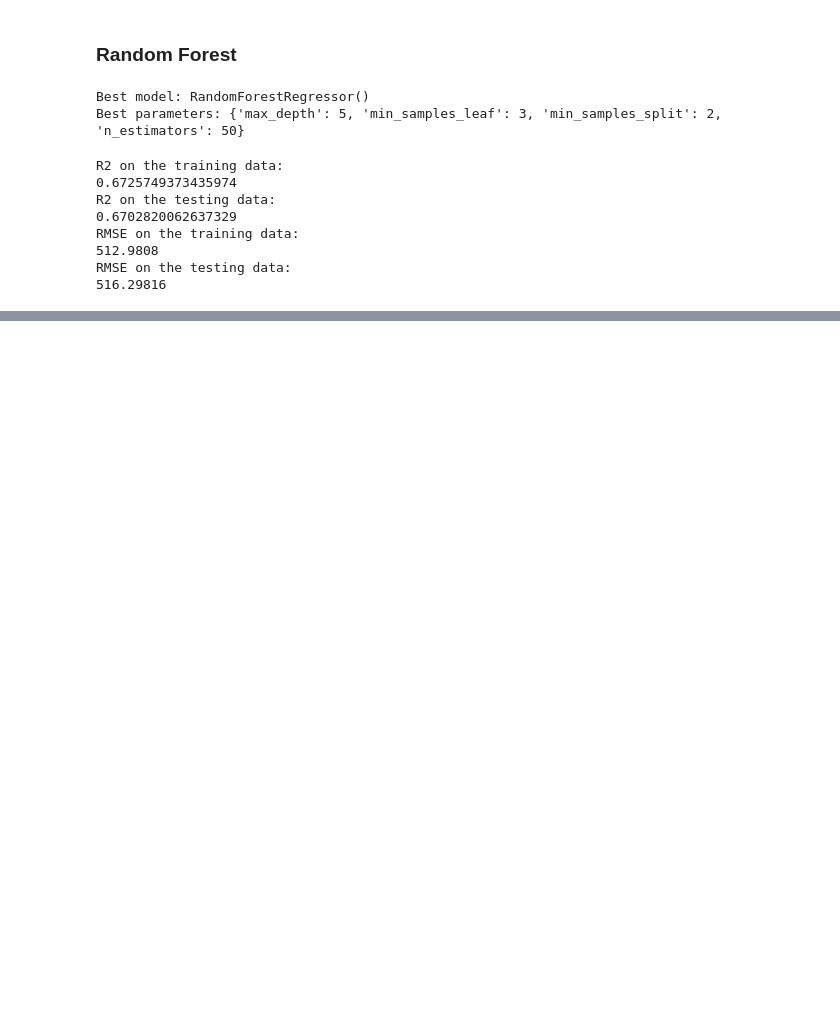
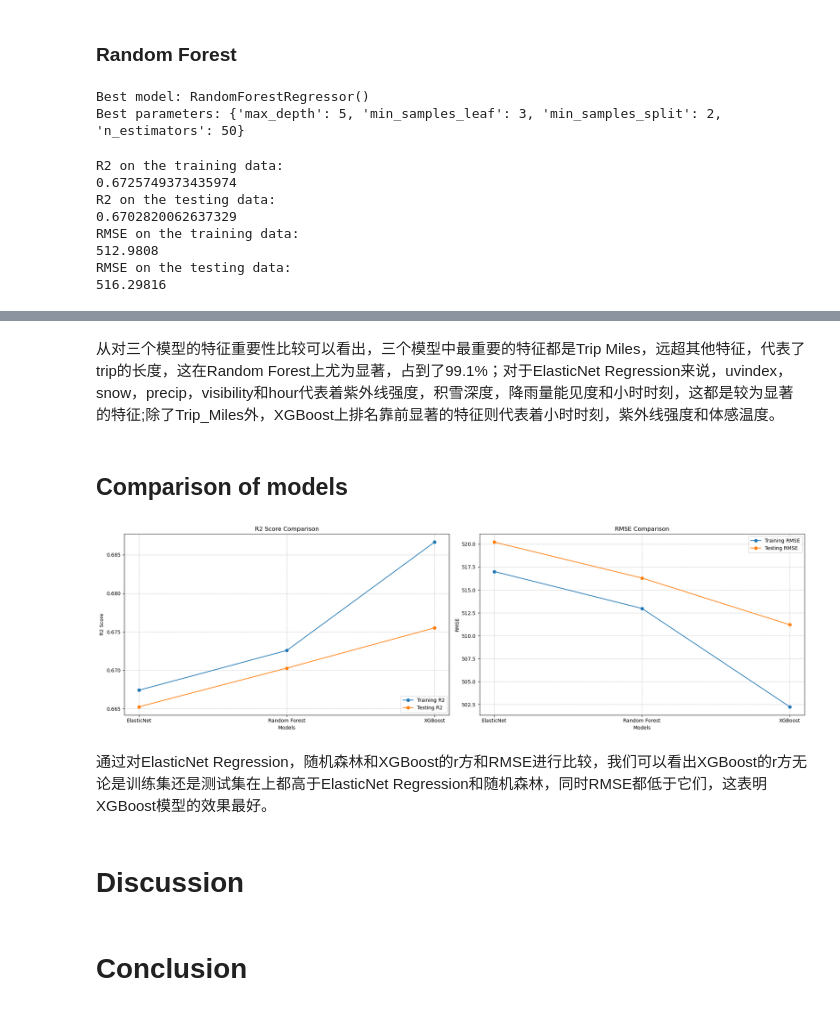
Before and after one commit to MengyuanHan1/CASA0006-Data-Science-for-Spatial-Systems, a Jupyter notebook: DSSS.ipynb, the cells around one changed output, grey strips where cells are left out. Saved outputs shown, nothing was run; the diff lists cells and outputs as text; code cells hidden in the pictures; blank space fills up the shorter version.

```diff
--- a/DSSS.ipynb
+++ b/DSSS.ipynb
@@ -741,20 +746,20 @@ Best model: ElasticNet()
 Best parameters: {'alpha': 0.1, 'l1_ratio': 0.5, 'max_iter': 1000, 'tol': 0.0001}
 # %%
 # 使用最佳模型进行预测
-best_model_rr = grid_search_en.best_estimator_
-y_pred_train_rr = best_model_rr.predict(X_train_en)
-y_pred_test_rr = best_model_rr.predict(X_test_en)
+best_model_en = grid_search_en.best_estimator_
+y_pred_train_en = best_model_en.predict(X_train_en)
+y_pred_test_en = best_model_en.predict(X_test_en)
 
 # Calculate and print the R2 score and RMSE
 print("R2 on the training data:")
-print(r2_score(y_train_en, y_pred_train_rr))
+print(r2_score(y_train_en, y_pred_train_en))
 print("R2 on the testing data:")
-print(r2_score(y_test_en, y_pred_test_rr))
+print(r2_score(y_test_en, y_pred_test_en))
 
 print("RMSE on the training data:")
-print(mean_squared_error(y_train_en, y_pred_train_rr, squared=False))
+print(mean_squared_error(y_train_en, y_pred_train_en, squared=False))
 print("RMSE on the testing data:")
-print(mean_squared_error(y_test_en, y_pred_test_rr, squared=False))
+print(mean_squared_error(y_test_en, y_pred_test_en, squared=False))
 # %% [output]
 R2 on the training data:
 0.6674140691757202
@@ -895,0 +1016,4 @@ RMSE on the testing data:
+# %% [markdown]
+从对三个模型的特征重要性比较可以看出，三个模型中最重要的特征都是Trip Miles，远超其他特征，代表了trip的长度，这在Random Forest上尤为显著，占到了99.1%；对于ElasticNet Regression来说，uvindex，snow，precip，visibility和hour代表着紫外线强度，积雪深度，降雨量能见度和小时时刻，这都是较为显著的特征;除了Trip_Miles外，XGBoost上排名靠前显著的特征则代表着小时时刻，紫外线强度和体感温度。
+# %% [markdown]
+## Comparison of models
@@ -895,0 +1046,38 @@ RMSE on the testing data:
+# %%
+# 创建一行两列的子图
+fig, axs = plt.subplots(1, 2, figsize=(20, 6))
+
+# 绘制 R2 图
+x = range(len(models))
+axs[0].plot(x, r2_train, marker='o', label='Training R2')
+axs[0].plot(x, r2_test, marker='o', label='Testing R2')
+axs[0].set_xlabel('Models')
+axs[0].set_ylabel('R2 Score')
+axs[0].set_title('R2 Score Comparison')
+axs[0].set_xticks(x)
+axs[0].set_xticklabels(models)
+axs[0].legend(loc='lower right')
+axs[0].grid(True, linestyle='--', alpha=0.7)
+
+# 绘制 RMSE 图
+axs[1].plot(x, rmse_train, marker='o', label='Training RMSE')
+axs[1].plot(x, rmse_test, marker='o', label='Testing RMSE')
+axs[1].set_xlabel('Models')
+axs[1].set_ylabel('RMSE')
+axs[1].set_title('RMSE Comparison')
+axs[1].set_xticks(x)
+axs[1].set_xticklabels(models)
+axs[1].legend(loc='upper right')
+axs[1].grid(True, linestyle='--', alpha=0.7)
+
+# 自动调整布局，避免重叠
+plt.tight_layout()
+plt.show()
+# %% [output]
+[figure, added]
+# %% [markdown]
+通过对ElasticNet Regression，随机森林和XGBoost的r方和RMSE进行比较，我们可以看出XGBoost的r方无论是训练集还是测试集在上都高于ElasticNet Regression和随机森林，同时RMSE都低于它们，这表明XGBoost模型的效果最好。
+# %% [markdown]
+# Discussion
+# %% [markdown]
+# Conclusion
```
Also changed, not shown: parts of 37 cells of this notebook.
